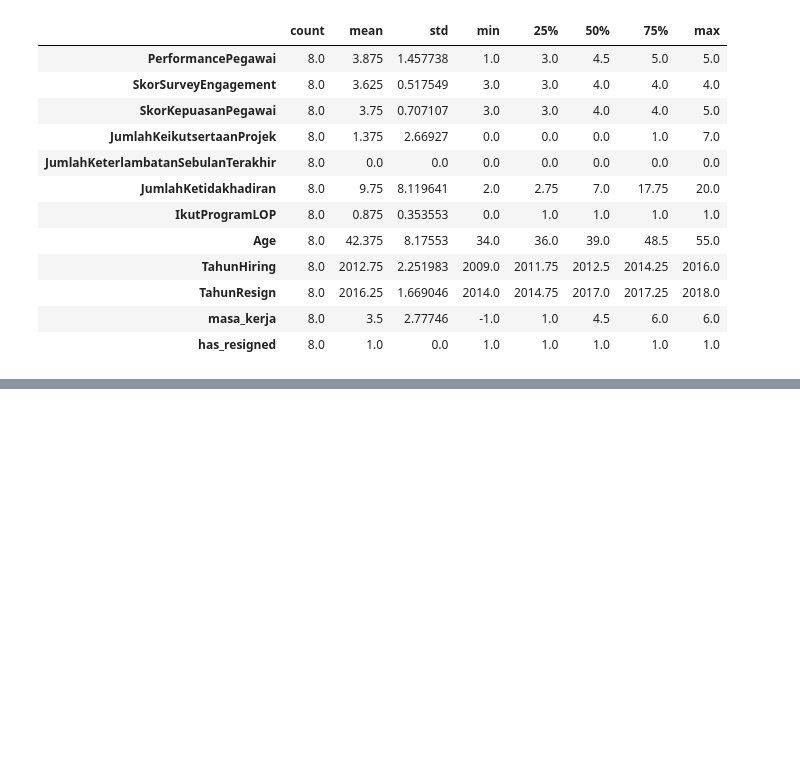
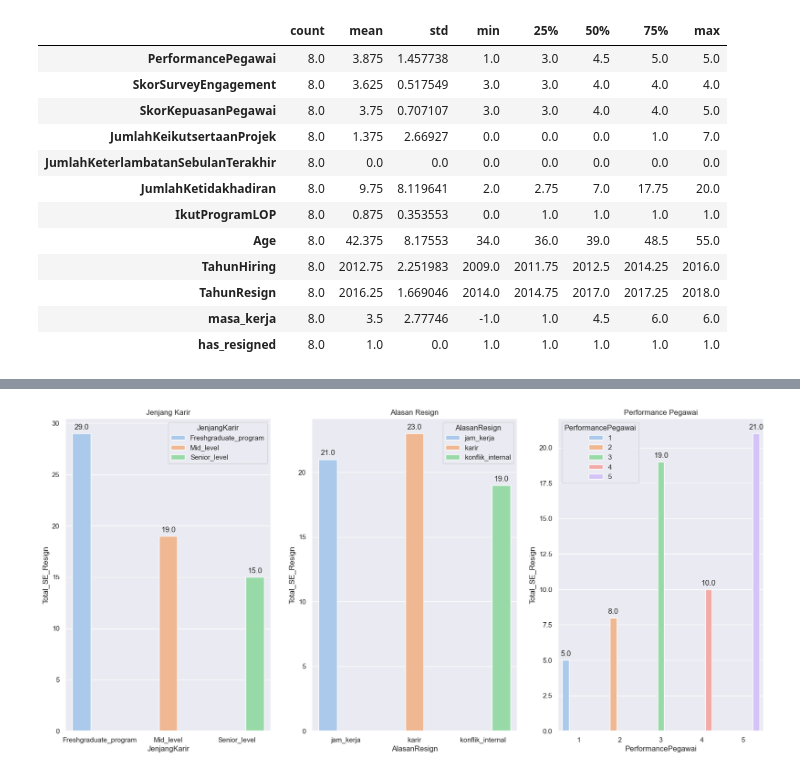
Before and after one commit to masendhy/improving_employee_retention, a Jupyter notebook: employee_retention.ipynb, the cells around one changed output, grey strips where cells are left out. Drawn from its saved outputs; the diff is of its cells as text; code cells hidden in the pictures; blank space fills up the shorter version.

```diff
--- a/employee_retention.ipynb
+++ b/employee_retention.ipynb
@@ -772,0 +768,3 @@ for p in ax.patches:
+# %%
+resign_SE = df_engine[(df_engine['Pekerjaan']=='Software Engineer') & (df_engine['has_resigned']==1)]
+resign_SE.describe().T
@@ -772,0 +785,80 @@ for p in ax.patches:
+# %%
+#let show resign_SE visualization
+
+# status_pernikahan_SE = resign_SE[['StatusPernikahan','has_resigned']].groupby('StatusPernikahan')['has_resigned'].sum().reset_index().rename(columns={'has_resigned':'Total_SE_Resign'})
+# jenis_kelamin_SE = resign_SE[['JenisKelamin','has_resigned']].groupby('JenisKelamin')['has_resigned'].sum().reset_index().rename(columns={'has_resigned':'Total_SE_Resign'})
+# status_pegawai_SE = resign_SE[['StatusKepegawaian','has_resigned']].groupby('StatusKepegawaian')['has_resigned'].sum().reset_index().rename(columns={'has_resigned':'Total_SE_Resign'})
+# masa_kerja_SE = resign_SE[['masa_kerja','has_resigned']].groupby('masa_kerja')['has_resigned'].sum().reset_index().rename(columns={'has_resigned':'Total_SE_Resign'})
+
+
+jenjang_karir_SE = resign_SE[['JenjangKarir','has_resigned']].groupby('JenjangKarir')['has_resigned'].sum().reset_index().rename(columns={'has_resigned':'Total_SE_Resign'})
+alasan_resign_SE = resign_SE[['AlasanResign','has_resigned']].groupby('AlasanResign')['has_resigned'].sum().reset_index().rename(columns={'has_resigned':'Total_SE_Resign'})
+performance_SE = resign_SE[['PerformancePegawai','has_resigned']].groupby('PerformancePegawai')['has_resigned'].sum().reset_index().rename(columns={'has_resigned':'Total_SE_Resign'})
+
+
+#status_pernikahan
+fig,ax = plt.subplots(figsize=(20,9))
+sns.set_theme(style="darkgrid", palette="pastel")
+
+
+# plt.subplot(2,3,1)
+# ax = sns.barplot(data=status_pernikahan_SE, x='StatusPernikahan', y='Total_SE_Resign',hue='StatusPernikahan')
+# ax.title.set_text('Status Pernikahan')
+# #set bar_labels for all bars
+# for p in ax.patches:
+#     ax.annotate(format(p.get_height(), '.1f'), (p.get_x() + p.get_width() / 2., p.get_height()), ha = 'center', va = 'center', xytext = (0, 10), textcoords = 'offset points')
+
+
+# #jenis_kelamin
+# plt.subplot(2,3,2)
+# ax = sns.barplot(data=jenis_kelamin_SE, x='JenisKelamin', y='Total_SE_Resign',hue='JenisKelamin')
+# ax.title.set_text('Jenis Kelamin')
+# #set bar_labels for all bars
+# for p in ax.patches:
+#     ax.annotate(format(p.get_height(), '.1f'), (p.get_x() + p.get_width() / 2., p.get_height()), ha = 'center', va = 'center', xytext = (0, 10), textcoords = 'offset points')
+
+
+# #status_pegawai
+# plt.subplot(2,3,3)
+# ax = sns.barplot(data=status_pegawai_SE, x='StatusKepegawaian', y='Total_SE_Resign',hue='StatusKepegawaian')
+# ax.title.set_text('Status Pegawai')
+# #set bar_labels for all bars
+# for p in ax.patches:
+#     ax.annotate(format(p.get_height(), '.1f'), (p.get_x() + p.get_width() / 2., p.get_height()), ha = 'center', va = 'center', xytext = (0, 10), textcoords = 'offset points')
+
+
+# #masa_kerja
+# plt.subplot(2,3,6)
+# ax = sns.barplot(data=masa_kerja_SE, x='masa_kerja', y='Total_SE_Resign',hue='masa_kerja')
+# ax.title.set_text('Masa Kerja')
+# #set bar_labels for all bars
+# for p in ax.patches:
+#     ax.annotate(format(p.get_height(), '.1f'), (p.get_x() + p.get_width() / 2., p.get_height()), ha = 'center', va = 'center', xytext = (0, 10), textcoords = 'offset points')
+
+
+#jenjang_karir
+plt.subplot(1,3,1)
+ax = sns.barplot(data=jenjang_karir_SE, x='JenjangKarir', y='Total_SE_Resign',hue='JenjangKarir')
+ax.title.set_text('Jenjang Karir')
+#set bar_labels for all bars
+for p in ax.patches:
+    ax.annotate(format(p.get_height(), '.1f'), (p.get_x() + p.get_width() / 2., p.get_height()), ha = 'center', va = 'center', xytext = (0, 10), textcoords = 'offset points')
+
+
+#alasan_resign
+plt.subplot(1,3,2)
+ax = sns.barplot(data=alasan_resign_SE, x='AlasanResign', y='Total_SE_Resign',hue='AlasanResign')
+ax.title.set_text('Alasan Resign')
+#set bar_labels for all bars
+for p in ax.patches:
+    ax.annotate(format(p.get_height(), '.1f'), (p.get_x() + p.get_width() / 2., p.get_height()), ha = 'center', va = 'center', xytext = (0, 10), textcoords = 'offset points')
+
+#performance_pegawai
+plt.subplot(1,3,3)
+ax = sns.barplot(data=performance_SE, x='PerformancePegawai', y='Total_SE_Resign',hue='PerformancePegawai')
+ax.title.set_text('Performance Pegawai')
+#set bar_labels for all bars
+for p in ax.patches:
+    ax.annotate(format(p.get_height(), '.1f'), (p.get_x() + p.get_width() / 2., p.get_height()), ha = 'center', va = 'center', xytext = (0, 10), textcoords = 'offset points')
+# %% [output]
+[figure, added]
```
Also changed, not shown: parts of 9 cells of this notebook.
